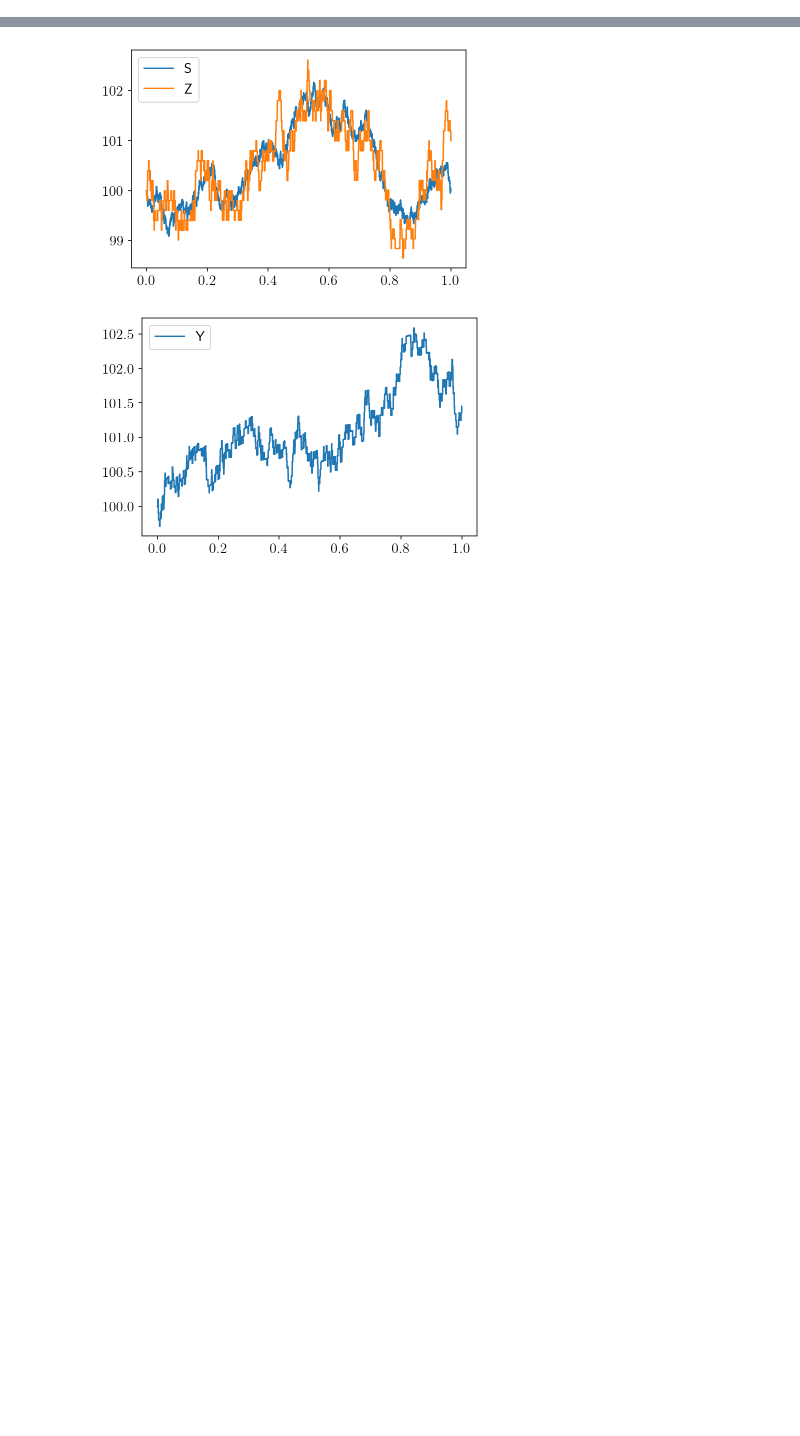
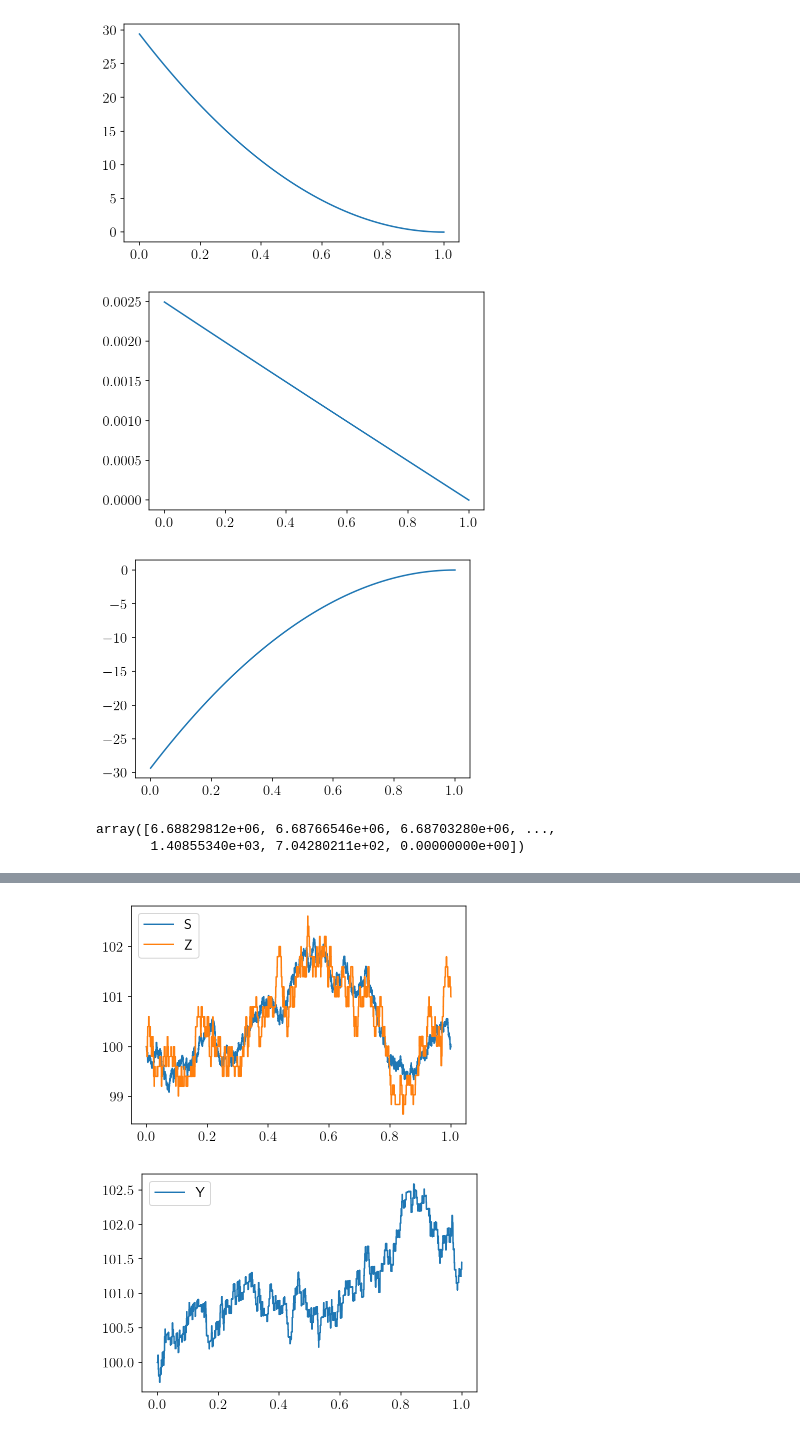
Before and after one commit to muhammadalifaqsha/amm-make-take-fee, a Jupyter notebook: Notebook.ipynb, the cells around one changed output, grey strips where cells are left out. Cells and saved outputs as stored; diff of their text form; code cells hidden in the pictures; blank space fills up the shorter version.

```diff
--- a/Notebook.ipynb
+++ b/Notebook.ipynb
@@ -39,0 +73,13 @@ env = utils.environment(**params_env)
+# %%
+for j in range(3):
+    plt.plot(env.timesteps, env.G1[j,:])
+    plt.show()
+# %% [output]
+[figure, added]
+[figure, added]
+[figure, added]
+# %%
+env.g11
+# %% [output]
+array([6.68829812e+06, 6.68766546e+06, 6.68703280e+06, ...,
+       1.40855340e+03, 7.04280211e+02, 0.00000000e+00])
```
Also changed, not shown: parts of 7 cells of this notebook, 4 other files.
